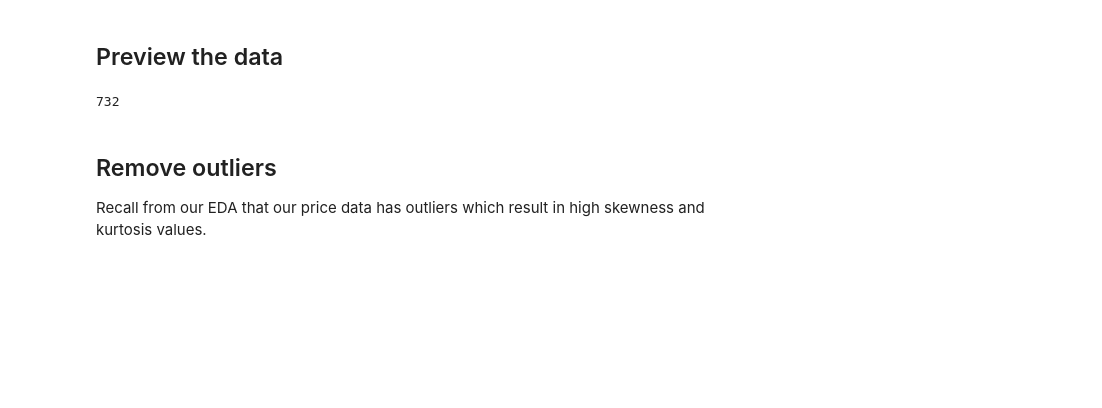
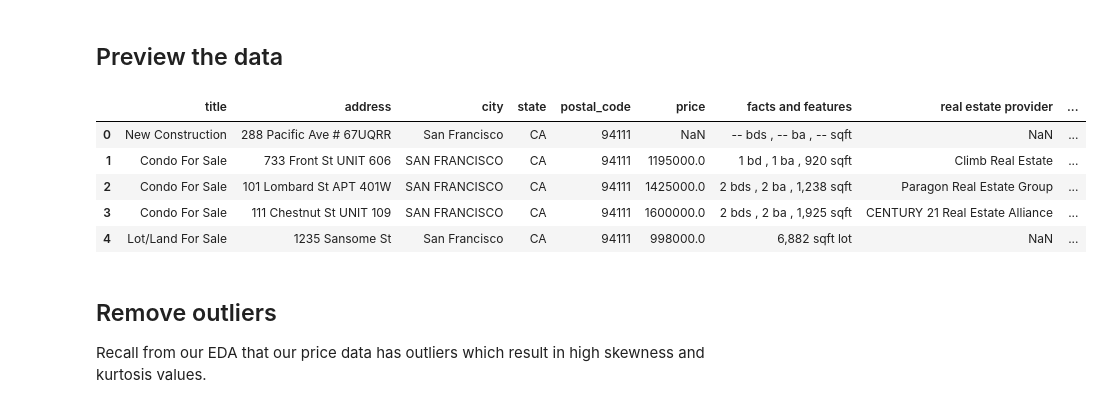
Before and after one commit to kylehounslow/mlbootcamp, a Jupyter notebook: notebooks/day1/2 - Data Cleaning.ipynb, the cells around one changed output. Drawn from its saved outputs; the diff is of its cells as text; code cells hidden in the pictures; blank space fills up the shorter version.

```diff
--- a/notebooks/day1/2 - Data Cleaning.ipynb
+++ b/notebooks/day1/2 - Data Cleaning.ipynb
@@ -42,10 +19,14 @@ from branca.colormap import LinearColormap, StepColormap
 # %%
 data_dir = './data'
 df_dirty = pd.read_csv(os.path.join(data_dir, 'data.csv'))
 df_dirty.head() # display first 5 entries of DataFrame
-len(df_dirty)
 # %% [output]
-732
+|  | title | address | city | state | postal_code | price | facts and features | real estate provider | ... |
+| 0 | New Construction | 288 Pacific Ave # 67UQRR | San Francisco | CA | 94111 | NaN | -- bds , -- ba , -- sqft | NaN | ... |
+| 1 | Condo For Sale | 733 Front St UNIT 606 | SAN FRANCISCO | CA | 94111 | 1195000.0 | 1 bd , 1 ba , 920 sqft | Climb Real Estate | ... |
+| 2 | Condo For Sale | 101 Lombard St APT 401W | SAN FRANCISCO | CA | 94111 | 1425000.0 | 2 bds , 2 ba , 1,238 sqft | Paragon Real Estate Group | ... |
+| 3 | Condo For Sale | 111 Chestnut St UNIT 109 | SAN FRANCISCO | CA | 94111 | 1600000.0 | 2 bds , 2 ba , 1,925 sqft | CENTURY 21 Real Estate Alliance | ... |
+| 4 | Lot/Land For Sale | 1235 Sansome St | San Francisco | CA | 94111 | 998000.0 | 6,882 sqft lot | NaN | ... |
 # %% [markdown]
 ## Remove outliers
 Recall from our EDA that our price data has outliers which result in high skewness and kurtosis values.
```
Also changed, not shown: parts of 13 cells of this notebook, 2 other files.
